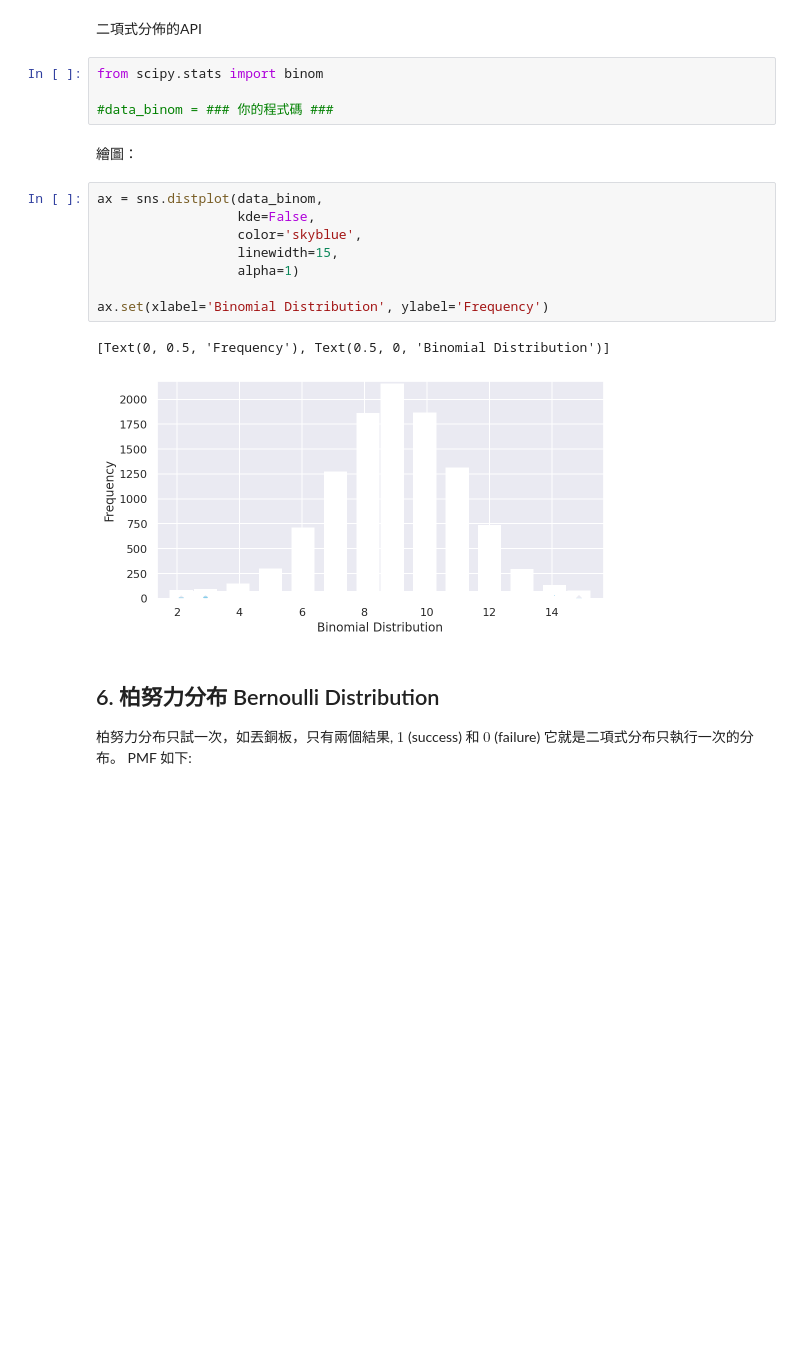
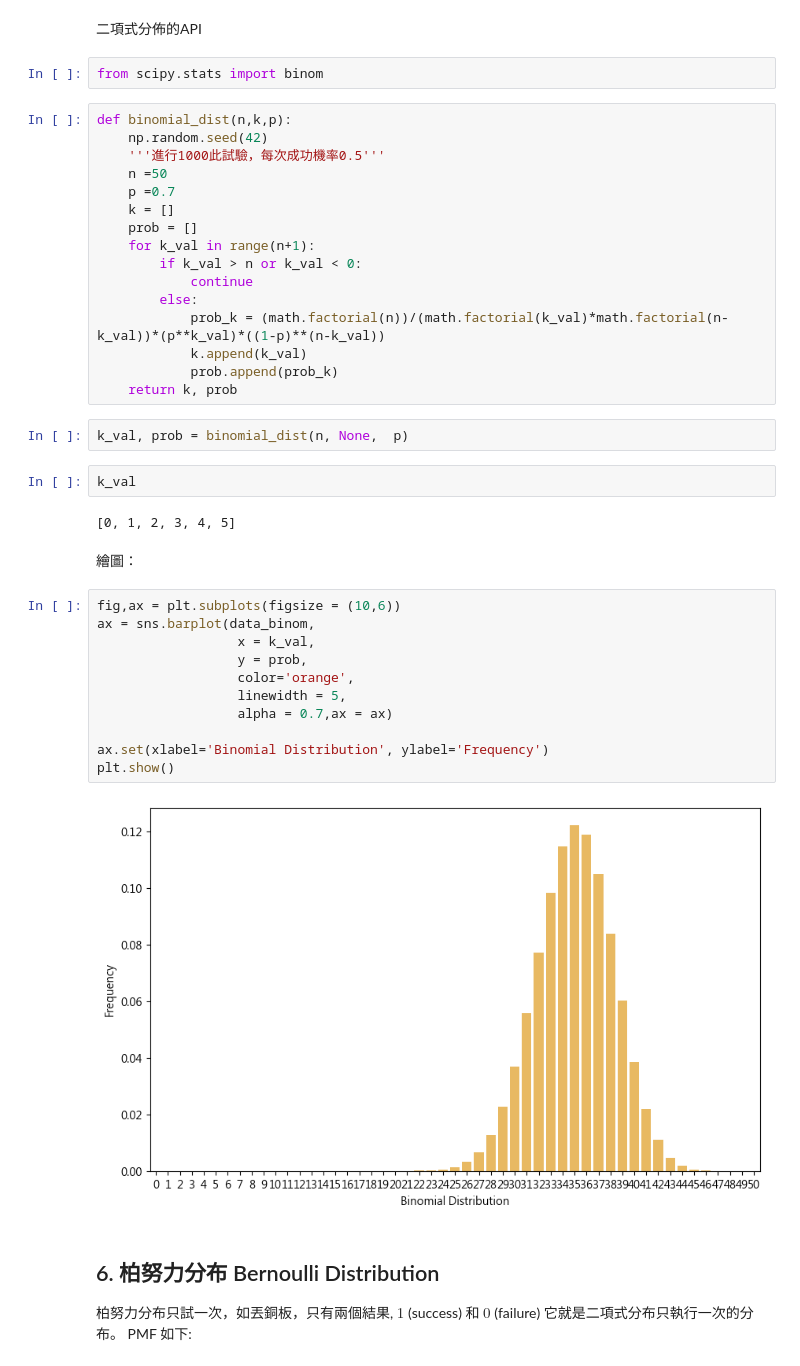
Before and after one commit to Skateboardguy/Temporary_File_Documents, a Jupyter notebook: MathProbabilityDistributions_作業.ipynb, the cells around one changed output. Saved outputs shown, nothing was run; the diff lists cells and outputs as text; blank space fills up the shorter version.

```diff
--- a/MathProbabilityDistributions_作業.ipynb
+++ b/MathProbabilityDistributions_作業.ipynb
@@ -294,21 +294,43 @@ $$
 二項式分佈的API
 # %%
 from scipy.stats import binom
-
-#data_binom = ### 你的程式碼 ###
+# %%
+def binomial_dist(n,k,p):
+    np.random.seed(42)
+    '''進行1000此試驗，每次成功機率0.5'''
+    n =50
+    p =0.7
+    k = []
+    prob = []
+    for k_val in range(n+1):
+        if k_val > n or k_val < 0:
+            continue
+        else:
+            prob_k = (math.factorial(n))/(math.factorial(k_val)*math.factorial(n-k_val))*(p**k_val)*((1-p)**(n-k_val))
+            k.append(k_val)
+            prob.append(prob_k)
+    return k, prob
+# %%
+k_val, prob = binomial_dist(n, None,  p)
+# %%
+k_val
+# %% [output]
+[0, 1, 2, 3, 4, 5]
 # %% [markdown]
 繪圖：
 # %%
-ax = sns.distplot(data_binom,
-                  kde=False,
-                  color='skyblue',
-                  linewidth=15,
-                  alpha=1)
+fig,ax = plt.subplots(figsize = (10,6))
+ax = sns.barplot(data_binom,
+                  x = k_val,
+                  y = prob,
+                  color='orange',
+                  linewidth = 5,
+                  alpha = 0.7,ax = ax)
 
 ax.set(xlabel='Binomial Distribution', ylabel='Frequency')
+plt.show()
 # %% [output]
-[Text(0, 0.5, 'Frequency'), Text(0.5, 0, 'Binomial Distribution')]
-[figure, old version]
+[figure, new version]
 # %% [markdown]
 
 
```
Also changed, not shown: parts of 4 cells of this notebook, 9 other files.
